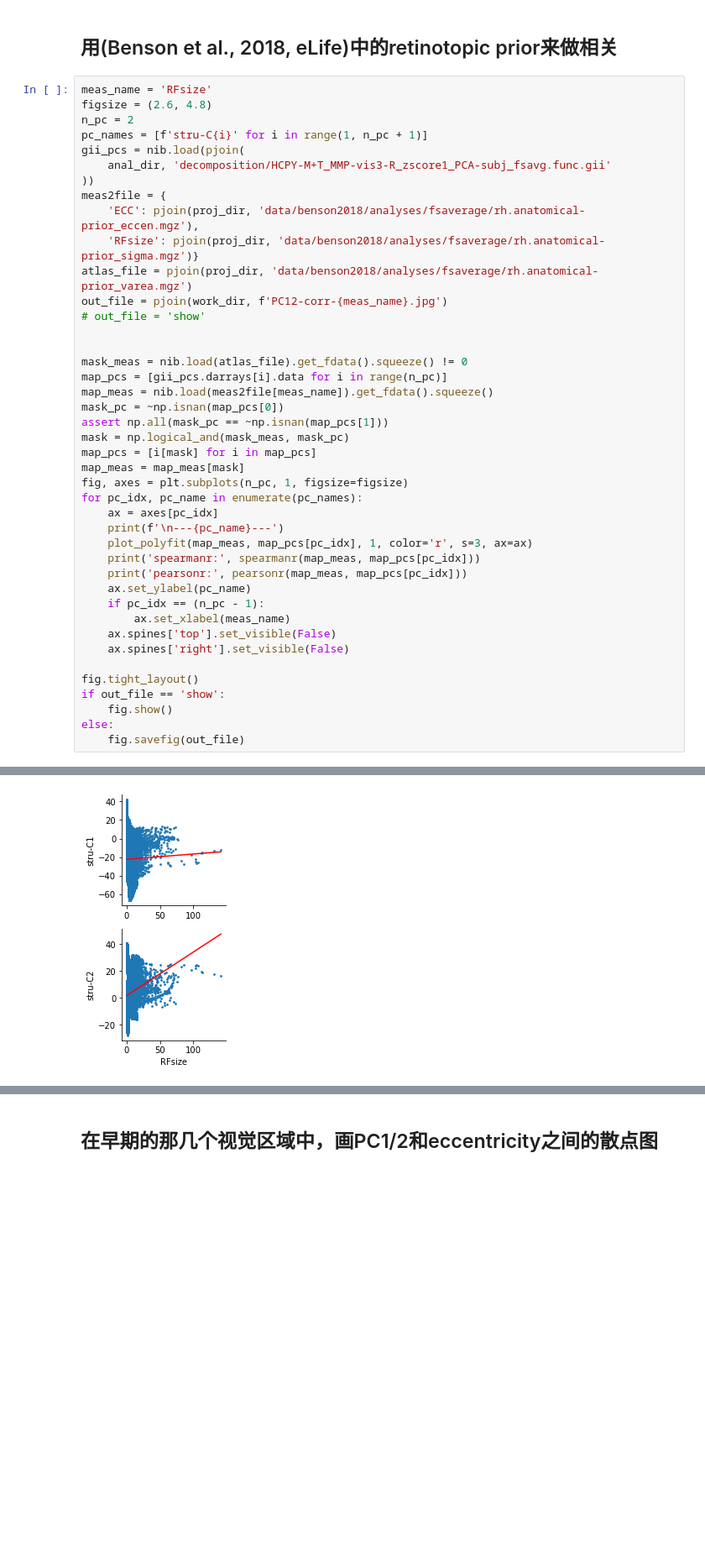
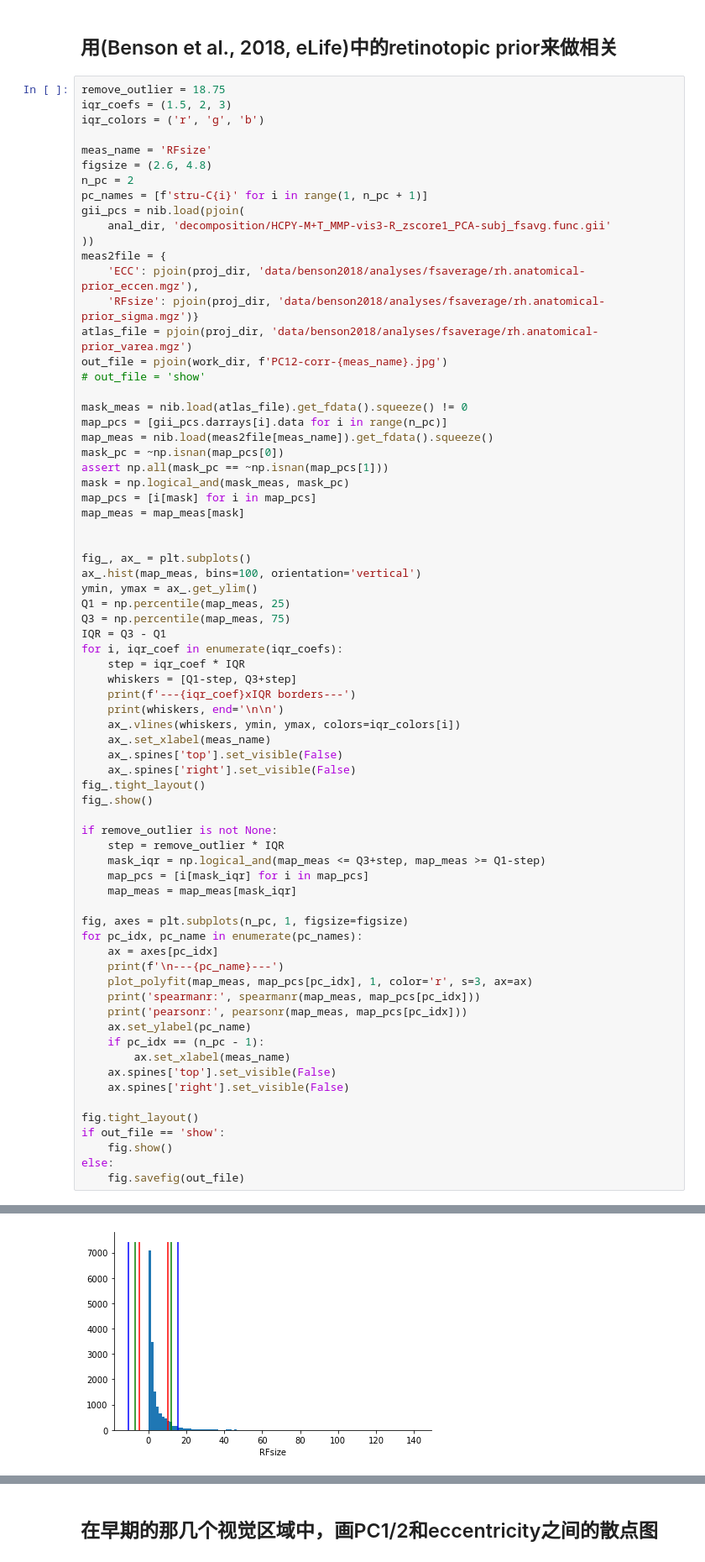
Before and after one commit to BNUCNL/nibrain, a Jupyter notebook: cxy_visual_dev/scripts/plot_scatter.ipynb, the cells around one changed output, grey strips where cells are left out. Shown at 84% size. Saved outputs shown, nothing was run; the diff lists cells and outputs as text; blank space fills up the shorter version.

Commit message:
cxy_visual_dev: remove outliers for benson RFsize

```diff
--- a/cxy_visual_dev/scripts/plot_scatter.ipynb
+++ b/cxy_visual_dev/scripts/plot_scatter.ipynb
@@ -887,6 +887,10 @@ pearsonr: (0.05025304618353988, 0.011668207651024061)
 # %% [markdown]
 ## 用(Benson et al., 2018, eLife)中的retinotopic prior来做相关
 # %%
+remove_outlier = 18.75
+iqr_coefs = (1.5, 2, 3)
+iqr_colors = ('r', 'g', 'b')
+
 meas_name = 'RFsize'
 figsize = (2.6, 4.8)
 n_pc = 2
@@ -901,7 +905,6 @@ atlas_file = pjoin(proj_dir, 'data/benson2018/analyses/fsaverage/rh.anatomical-p
 out_file = pjoin(work_dir, f'PC12-corr-{meas_name}.jpg')
 # out_file = 'show'
 
-
 mask_meas = nib.load(atlas_file).get_fdata().squeeze() != 0
 map_pcs = [gii_pcs.darrays[i].data for i in range(n_pc)]
 map_meas = nib.load(meas2file[meas_name]).get_fdata().squeeze()
@@ -910,6 +913,32 @@ assert np.all(mask_pc == ~np.isnan(map_pcs[1]))
 mask = np.logical_and(mask_meas, mask_pc)
 map_pcs = [i[mask] for i in map_pcs]
 map_meas = map_meas[mask]
+
+
+fig_, ax_ = plt.subplots()
+ax_.hist(map_meas, bins=100, orientation='vertical')
+ymin, ymax = ax_.get_ylim()
+Q1 = np.percentile(map_meas, 25)
+Q3 = np.percentile(map_meas, 75)
+IQR = Q3 - Q1
+for i, iqr_coef in enumerate(iqr_coefs):
+    step = iqr_coef * IQR
+    whiskers = [Q1-step, Q3+step]
+    print(f'---{iqr_coef}xIQR borders---')
+    print(whiskers, end='\n\n')
+    ax_.vlines(whiskers, ymin, ymax, colors=iqr_colors[i])
+    ax_.set_xlabel(meas_name)
+    ax_.spines['top'].set_visible(False)
+    ax_.spines['right'].set_visible(False)
+fig_.tight_layout()
+fig_.show()
+
+if remove_outlier is not None:
+    step = remove_outlier * IQR
+    mask_iqr = np.logical_and(map_meas <= Q3+step, map_meas >= Q1-step)
+    map_pcs = [i[mask_iqr] for i in map_pcs]
+    map_meas = map_meas[mask_iqr]
+
 fig, axes = plt.subplots(n_pc, 1, figsize=figsize)
 for pc_idx, pc_name in enumerate(pc_names):
     ax = axes[pc_idx]
@@ -949 +978 @@ pearsonr: (0.1965393536524805, 2.2758553379979667e-142)
-[figure, old version]
+[figure, new version]
```
Also changed, not shown: parts of 1 cell of this notebook.
